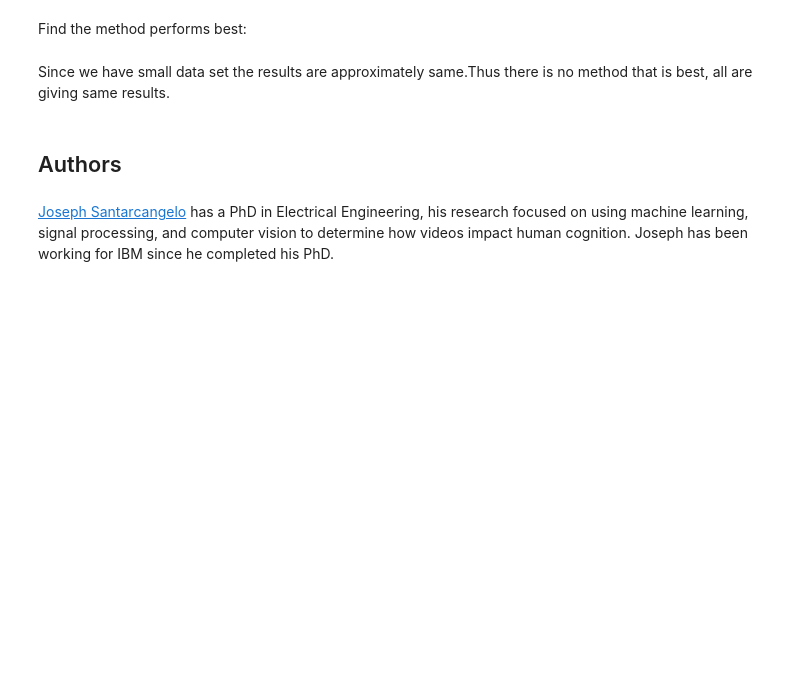
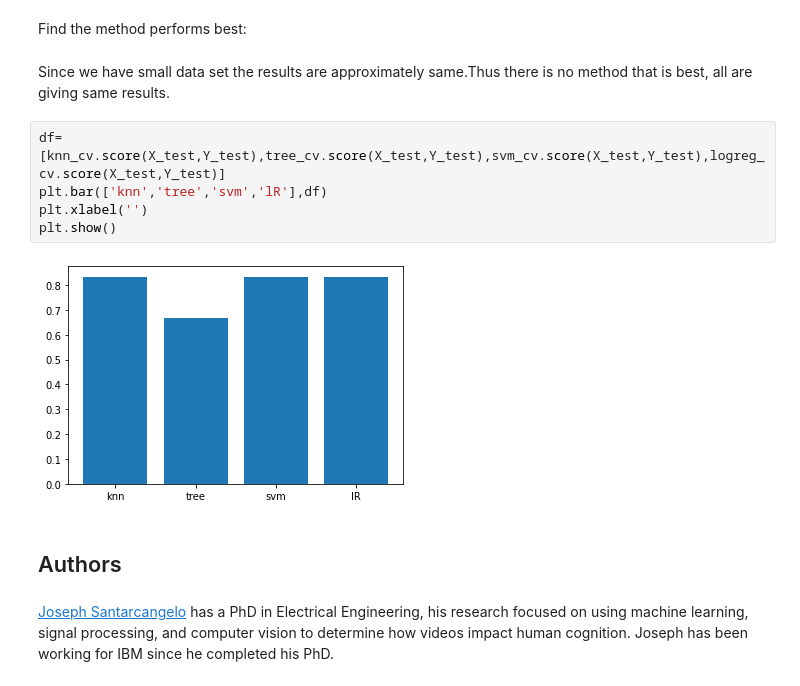
Before and after one commit to mishra-rpm/testrepo, a Jupyter notebook: Capstone-ML.ipynb, the cells around one changed output. Saved outputs shown, nothing was run; the diff lists cells and outputs as text; blank space fills up the shorter version.

```diff
--- a/Capstone-ML.ipynb
+++ b/Capstone-ML.ipynb
@@ -342,6 +342,13 @@ plot_confusion_matrix(Y_test,yhat)
 Find the method performs best:
 # %% [markdown]
 Since we have small data set the results are approximately same.Thus there is no method that is best, all are giving same results.
+# %%
+df=[knn_cv.score(X_test,Y_test),tree_cv.score(X_test,Y_test),svm_cv.score(X_test,Y_test),logreg_cv.score(X_test,Y_test)]
+plt.bar(['knn','tree','svm','lR'],df)
+plt.xlabel('')
+plt.show()
+# %% [output]
+[figure, added]
 # %% [markdown]
 ## Authors
 # %% [markdown]
```
Also changed, not shown: parts of 2 cells of this notebook.
